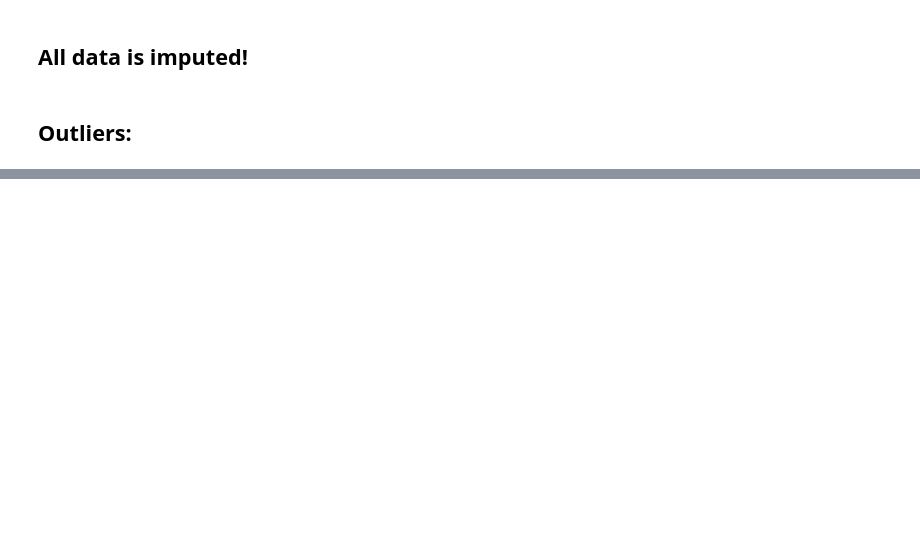
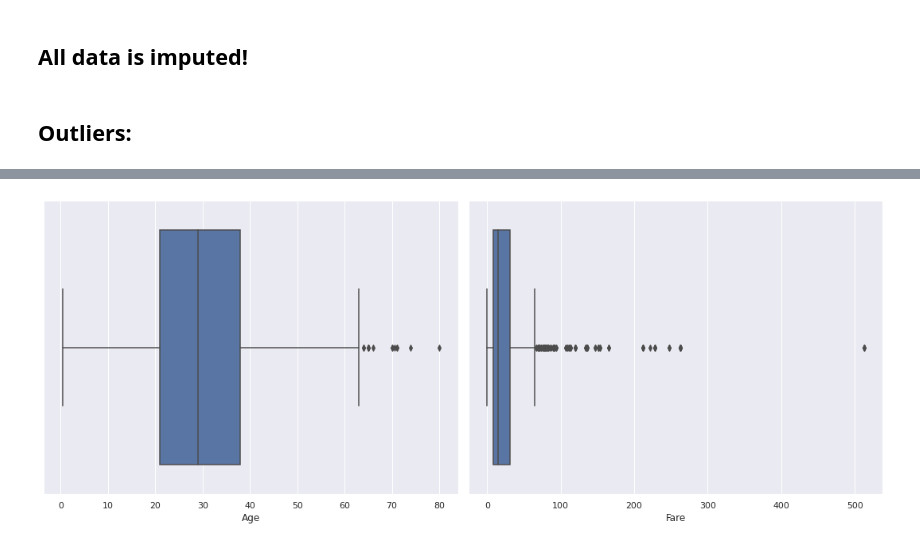
Before and after one commit to NirLalum/Titanic-ML-From-Disaster, a Jupyter notebook: Titanic.ipynb, the cells around one changed output, grey strips where cells are left out. Drawn from its saved outputs; the diff is of its cells as text; code cells hidden in the pictures; blank space fills up the shorter version.

```diff
--- a/Titanic.ipynb
+++ b/Titanic.ipynb
@@ -617,0 +598,8 @@ ax.legend()
+# %%
+fig, ax = plt.subplots(1,2, figsize=(15, 6))
+sns.boxplot(x=df['Age'], ax=ax[0])
+sns.boxplot(x=df['Fare'], ax=ax[1])
+
+fig.tight_layout()
+# %% [output]
+[figure, added]
```
Also changed, not shown: parts of 33 cells of this notebook, 2 other files.
